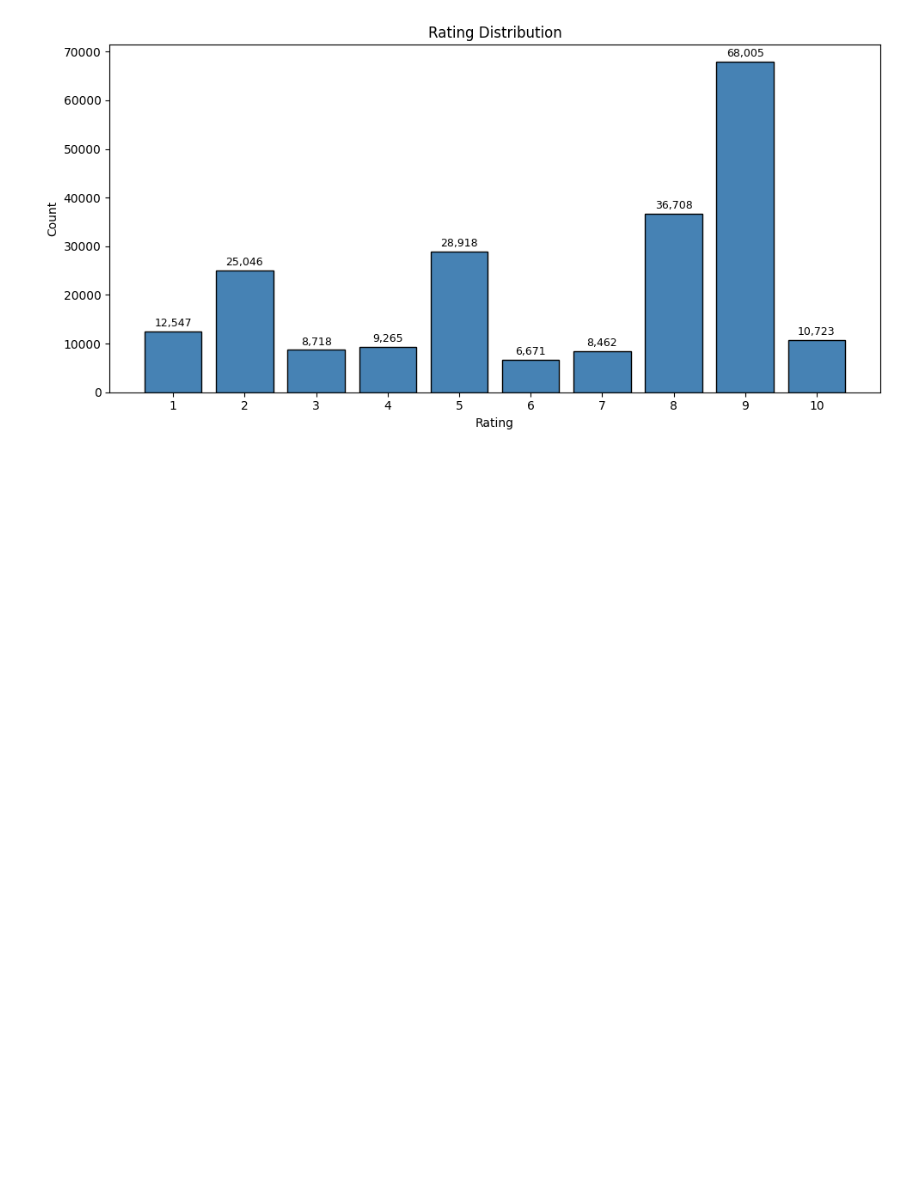
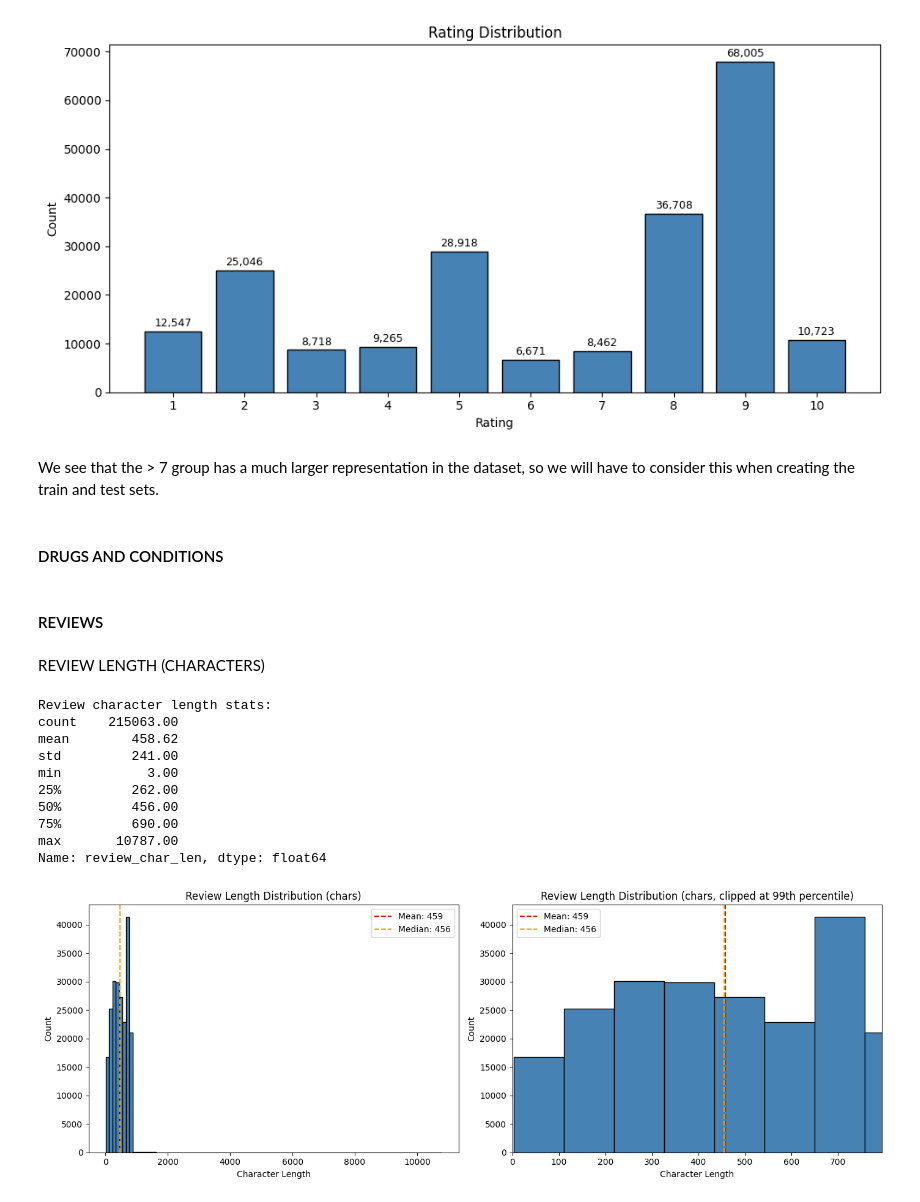
Before and after one commit to azizUB/project_IA, a Jupyter notebook: EDA.ipynb, the cells around one changed output. Saved outputs shown, nothing was run; the diff lists cells and outputs as text; code cells hidden in the pictures; blank space fills up the shorter version.

```diff
--- a/EDA.ipynb
+++ b/EDA.ipynb
@@ -132,3 +159,50 @@ plt.tight_layout()
 plt.show()
 # %% [output]
 [figure]
+# %% [markdown]
+We see that the > 7 group has a much larger representation in the dataset, so we will have to consider this when creating the train and test sets.
+# %% [markdown]
+#### DRUGS AND CONDITIONS
+# %% [markdown]
+#### REVIEWS
+# %% [markdown]
+REVIEW LENGTH (CHARACTERS)
+# %%
+dataset['review_char_len'] = dataset['review'].str.len()
+
+print("Review character length stats:")
+print(dataset['review_char_len'].describe().round(2))
+
+fig, axes = plt.subplots(1, 2, figsize=(14, 5))
+
+axes[0].hist(dataset['review_char_len'], bins=100, color='steelblue', edgecolor='black')
+axes[0].set_xlabel('Character Length')
+axes[0].set_ylabel('Count')
+axes[0].set_title('Review Length Distribution (chars)')
+axes[0].axvline(dataset['review_char_len'].mean(), color='red', linestyle='--', label=f"Mean: {dataset['review_char_len'].mean():.0f}")
+axes[0].axvline(dataset['review_char_len'].median(), color='orange', linestyle='--', label=f"Median: {dataset['review_char_len'].median():.0f}")
+axes[0].legend()
+
+axes[1].hist(dataset['review_char_len'], bins=100, color='steelblue', edgecolor='black')
+axes[1].set_xlabel('Character Length')
+axes[1].set_ylabel('Count')
+axes[1].set_title('Review Length Distribution (chars, clipped at 99th percentile)')
+axes[1].set_xlim(0, dataset['review_char_len'].quantile(0.99))
+axes[1].axvline(dataset['review_char_len'].mean(), color='red', linestyle='--', label=f"Mean: {dataset['review_char_len'].mean():.0f}")
+axes[1].axvline(dataset['review_char_len'].median(), color='orange', linestyle='--', label=f"Median: {dataset['review_char_len'].median():.0f}")
+axes[1].legend()
+
+plt.tight_layout()
+plt.show()
+# %% [output]
+Review character length stats:
+count    215063.00
+mean        458.62
+std         241.00
+min           3.00
+25%         262.00
+50%         456.00
+75%         690.00
+max       10787.00
+Name: review_char_len, dtype: float64
+[figure, added]
```
Also changed, not shown: parts of 13 cells of this notebook.
